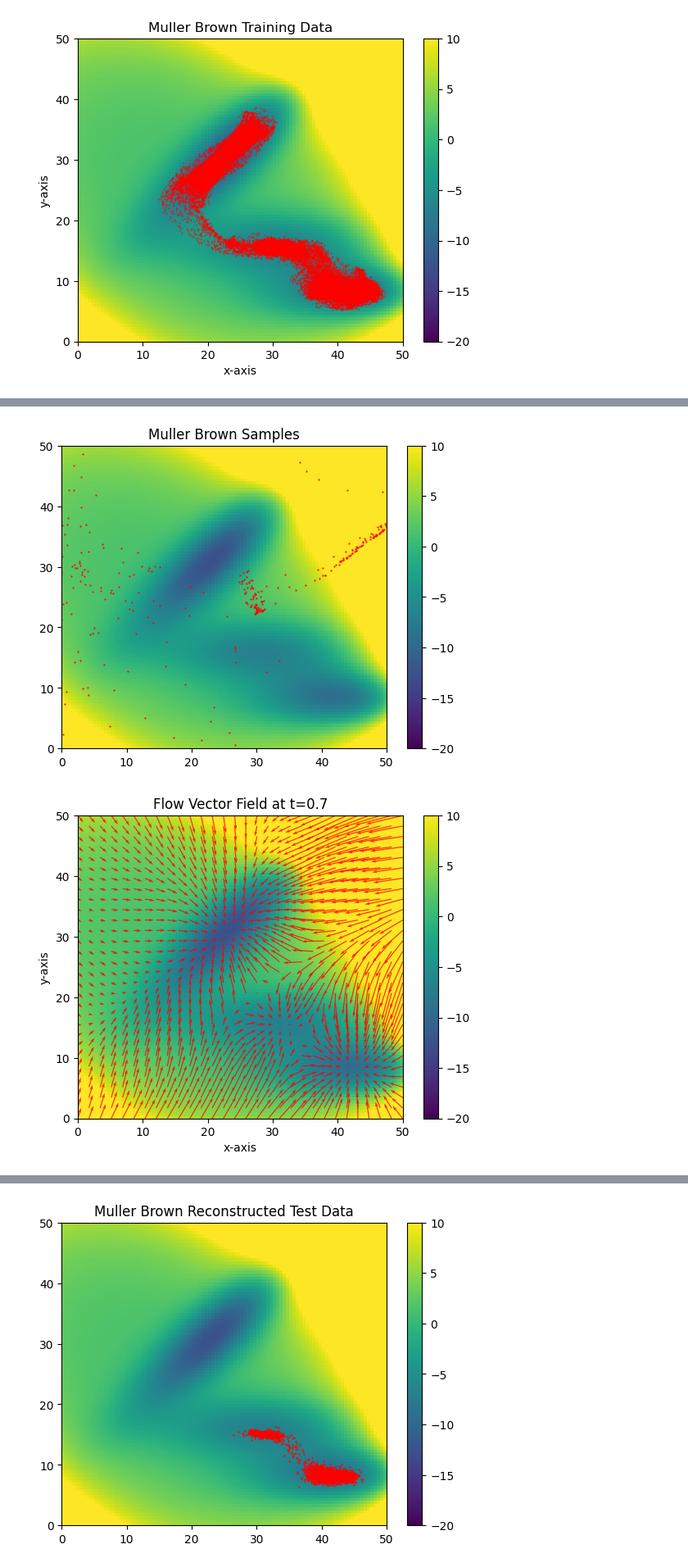
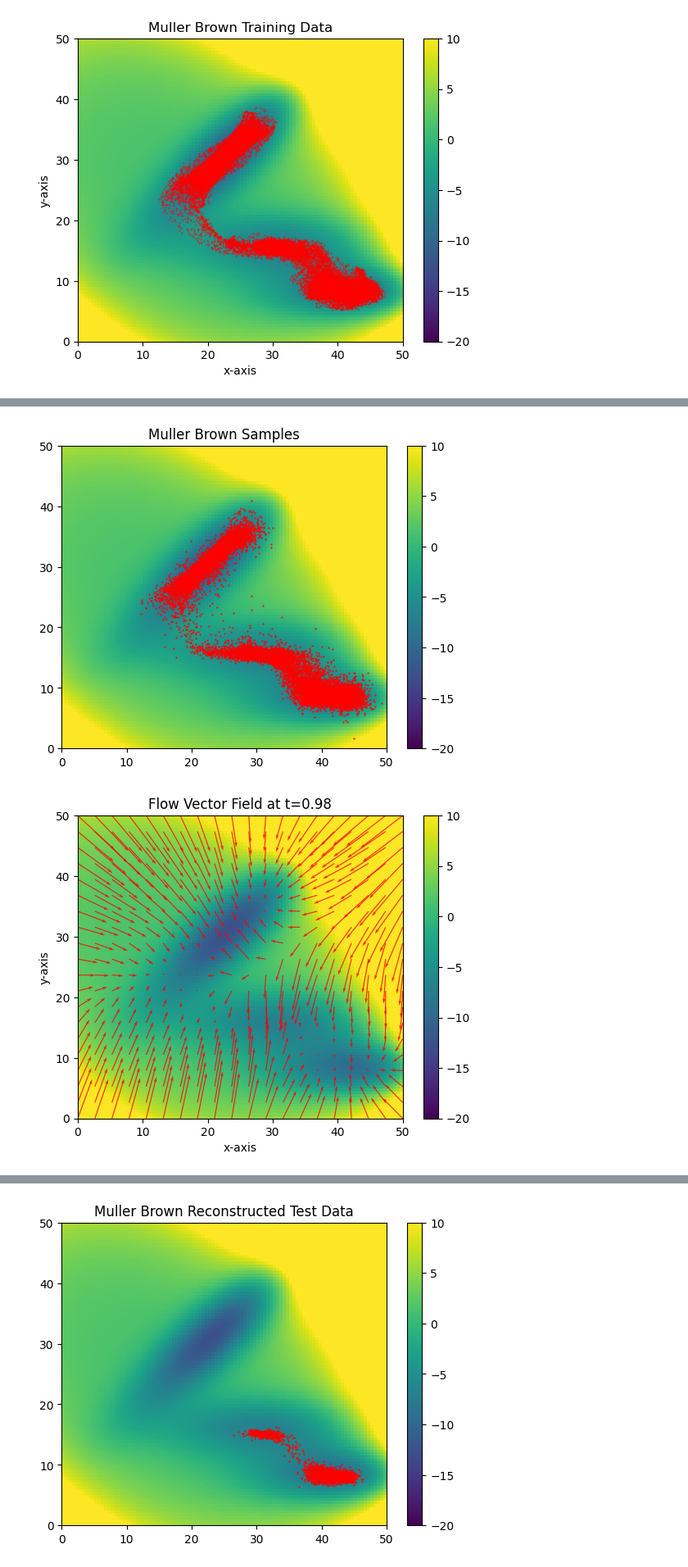
Before and after one commit to michael-psenka/OM-TPS, a Jupyter notebook: train_flowmatch_mb.ipynb, the cells around one changed output, grey strips where cells are left out. Shown at 82% size. Drawn from its saved outputs; the diff is of its cells as text; code cells hidden in the pictures.

```diff
--- a/train_flowmatch_mb.ipynb
+++ b/train_flowmatch_mb.ipynb
@@ -170,7 +170,7 @@ def plot_flow_vector_field(
 
     # Evaluate the flow model in normalized space
     with torch.no_grad():
-        flow_vectors_normalized = model(grid_points_normalized, t_tensor)  # Shape: [grid_width**2, 2]
+        flow_vectors_normalized = model.force_func(grid_points_normalized, t_tensor)
 
     # De-normalize the flow vectors to the original space
     flow_vectors_original = flow_vectors_normalized * std
@@ -335,6 +335,9 @@ class MLP(nn.Module):
             nn.Linear(hidden_dim, input_dim),
             )
 
+        self.mean = torch.tensor(train_dataset.mean).to(device).to(torch.float32)
+        self.std = torch.tensor(train_dataset.std).to(device).to(torch.float32)
+
 
     def forward(self, x: Tensor, t: Tensor) -> Tensor:
         sz = x.size()
@@ -357,6 +360,7 @@ class MBFlowMatchingModel(torch.nn.Module):
         self.input_dim = mlp.input_dim
 
         self.dt = 1.0 / num_steps
+        self.path = AffineProbPath(scheduler=CondOTScheduler())
 
 
     def forward(self, x, t):
@@ -369,9 +373,9 @@ class MBFlowMatchingModel(torch.nn.Module):
     def force_func(self, x, t):
         noise_pred = self.forward(x, t)
         # TODO: revisit in light of normalization
-        force = noise_pred
-        # force /= self.mlp.std
-        return force
+        force = self.path.velocity_to_epsilon(noise_pred, x, t)
+        force /= self.mlp.std
+        return -1*force
 
     def laplacian_func(self, x, t):
         hessian_fn = torch.func.jacrev(self.force_func, argnums = 0)
@@ -753,41 +755,43 @@ all_samples = all_samples*std + mean
 all_samples = get_numpy(all_samples)
 plot_samples(all_samples, title="Muller Brown Samples")
 # %% [output]
-[figure, old version]
+[figure, new version]
 # %%
 del mlp, model
 # %%
 # Unconditional samples from the model
 device = torch.device(torch.cuda.current_device())
 mlp = MLP(input_dim=2, time_dim=1, hidden_dim=config["mlp_hidden_dim"]).to(device)
 mlp.load_state_dict(torch.load("mb_flowmatching_model.pt"))
 model = MBFlowMatchingModel(mlp, num_steps = config["num_steps"], device = device).to(device).to(torch.float32)
 mean = torch.tensor(train_dataset.mean).to(device).to(torch.float32)
 std = torch.tensor(train_dataset.std).to(device).to(torch.float32)
 
-score_conversion = lambda x, t : (1/(t+1e-6))*x + -1*((-1*(1-t)*t - (1-t)**2)/(t+1e-6))*model(x,t)
+path = AffineProbPath(scheduler=CondOTScheduler())
+score_conversion = lambda x, t: path.velocity_to_epsilon(model(x, t), x, t)
 
 # mean = torch.tensor([0,0]).cuda()
 # std = torch.tensor([1,1]).cuda()
 # Custom limits for arrows
 xmin, xmax = None, None
 ymin, ymax = None, None
 # Plot vector field
-t = 0.8 # Specify the time step to condition on
+t = 0.98 # Specify the time step to condition on
 plot_flow_vector_field(
-    score_conversion,
+    model,
     calculator,
     t,
-    grid_width=30,
+    grid_width=20,
     title=f"Flow Vector Field at t={t}",
     arrow_scale=0.1,
     arrow_width=0.003,
     mean=mean,
     std=std,
     xmin=xmin,
     xmax=xmax,
     ymin=ymin,
-    ymax=ymax
+    ymax=ymax,
+    path=path
 )
 # %% [output]
-[figure, old version]
+[figure, new version]
```
Also changed, not shown: parts of 8 cells of this notebook.
